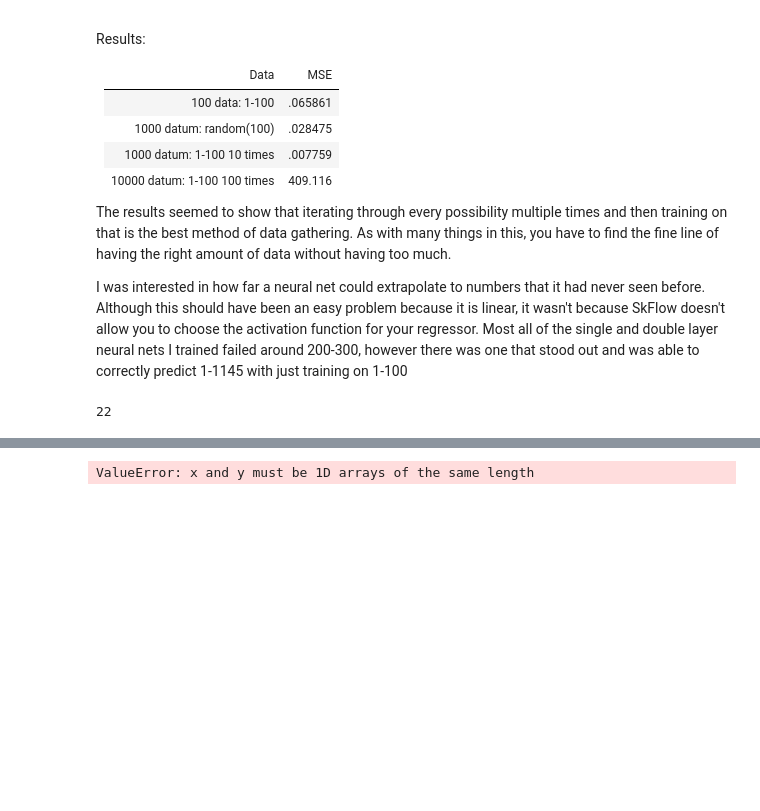
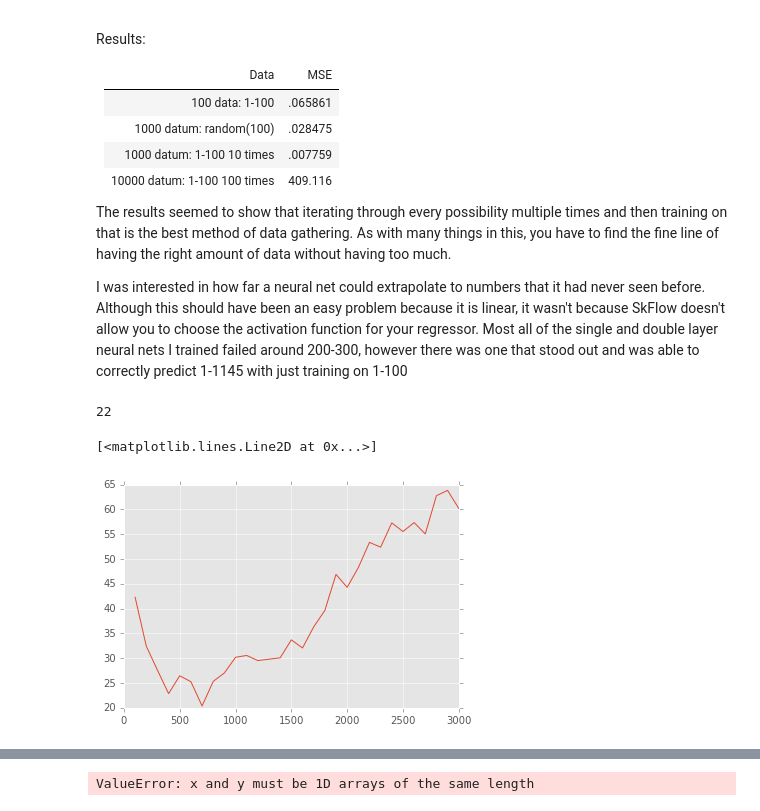
Before and after one commit to derrowap/MA490-MachineLearning-FinalProject, a Jupyter notebook: project.ipynb, the cells around one changed output, grey strips where cells are left out. Saved outputs shown, nothing was run; the diff lists cells and outputs as text; code cells hidden in the pictures; blank space fills up the shorter version.

```diff
--- a/project.ipynb
+++ b/project.ipynb
@@ -137,6 +137,14 @@ for i in range(len(arr)):
 len(df_arr)
 # %% [output]
 22
+# %%
+temp = pd.read_csv('Data\\determinant_layer_by_100.csv', header=None)
+temp = temp.T
+temp.columns=['MSE', 'Layer']
+plt.plot(temp['Layer'], temp['MSE'])
+# %% [output]
+[<matplotlib.lines.Line2D at 0x...>]
+[figure, added]
 # %%
 frames = [df_arr[0], df_arr[1], df_arr[2], df_arr[3], df_arr[4], df_arr[5],
           df_arr[6], df_arr[7], df_arr[8], df_arr[9], df_arr[10], df_arr[11],
```
Also changed, not shown: parts of 7 cells of this notebook, 6 other files.
